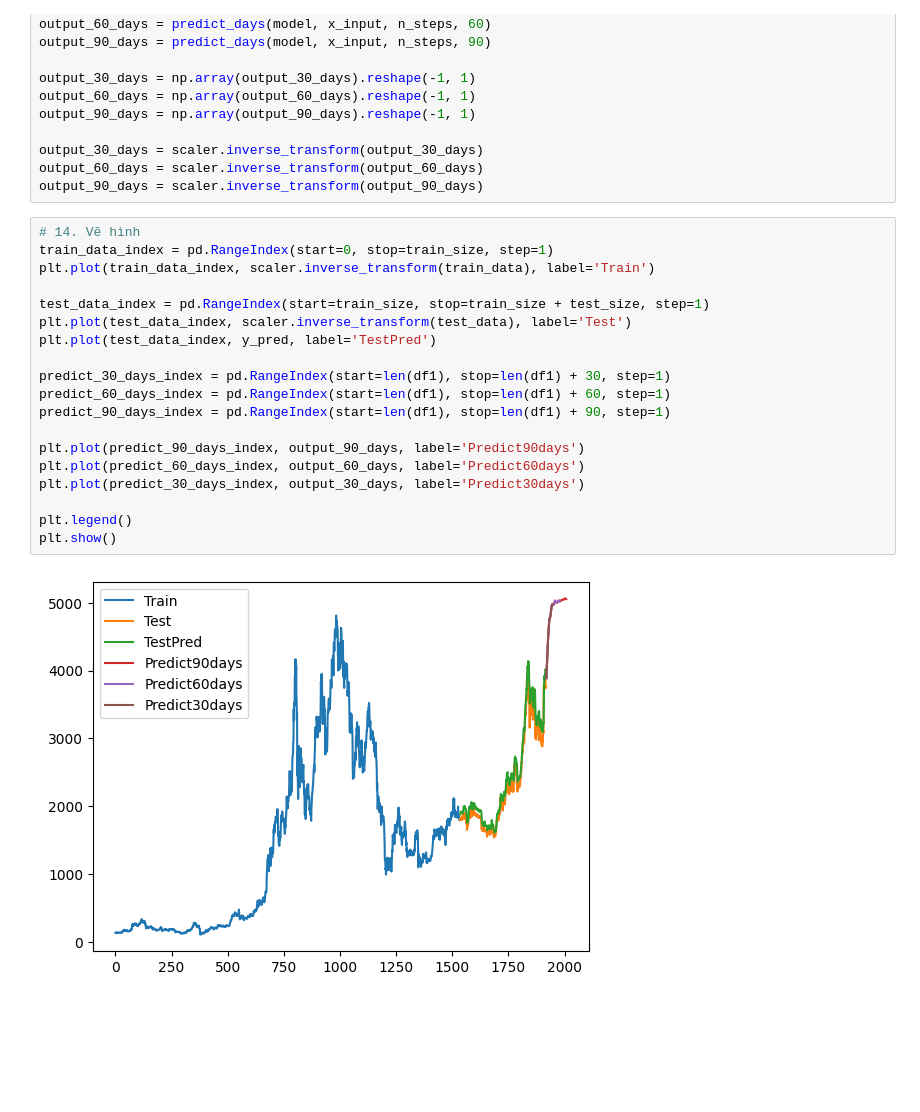
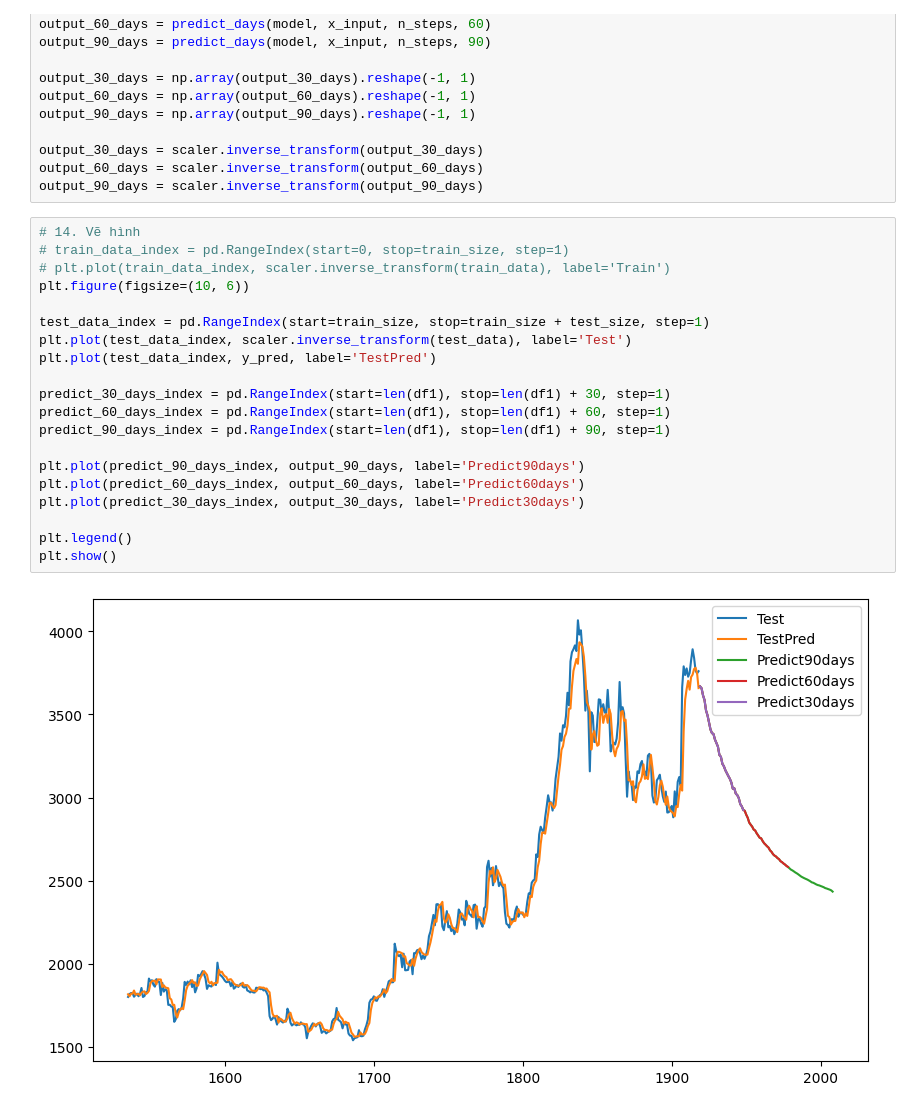
Before and after one commit to nonggfiii/IS403.O21.HTCL-Team-12, a Jupyter notebook: ETH/RNN/82/RNN_Adam_82.ipynb, the cells around one changed output. Drawn from its saved outputs; the diff is of its cells as text; blank space fills up the shorter version.

```diff
--- a/ETH/RNN/82/RNN_Adam_82.ipynb
+++ b/ETH/RNN/82/RNN_Adam_82.ipynb
@@ -222,22 +223,23 @@ output_60_days = scaler.inverse_transform(output_60_days)
 output_90_days = scaler.inverse_transform(output_90_days)
 # %%
 # 14. Vẽ hình
-train_data_index = pd.RangeIndex(start=0, stop=train_size, step=1)
-plt.plot(train_data_index, scaler.inverse_transform(train_data), label='Train')
+# train_data_index = pd.RangeIndex(start=0, stop=train_size, step=1)
+# plt.plot(train_data_index, scaler.inverse_transform(train_data), label='Train')
+plt.figure(figsize=(10, 6))
 
 test_data_index = pd.RangeIndex(start=train_size, stop=train_size + test_size, step=1)
 plt.plot(test_data_index, scaler.inverse_transform(test_data), label='Test')
 plt.plot(test_data_index, y_pred, label='TestPred')
 
 predict_30_days_index = pd.RangeIndex(start=len(df1), stop=len(df1) + 30, step=1)
 predict_60_days_index = pd.RangeIndex(start=len(df1), stop=len(df1) + 60, step=1)
 predict_90_days_index = pd.RangeIndex(start=len(df1), stop=len(df1) + 90, step=1)
 
 plt.plot(predict_90_days_index, output_90_days, label='Predict90days')
 plt.plot(predict_60_days_index, output_60_days, label='Predict60days')
 plt.plot(predict_30_days_index, output_30_days, label='Predict30days')
 
 plt.legend()
 plt.show()
 # %% [output]
-[figure, old version]
+[figure, new version]
```
Also changed, not shown: parts of 3 cells of this notebook, 26 other files.
